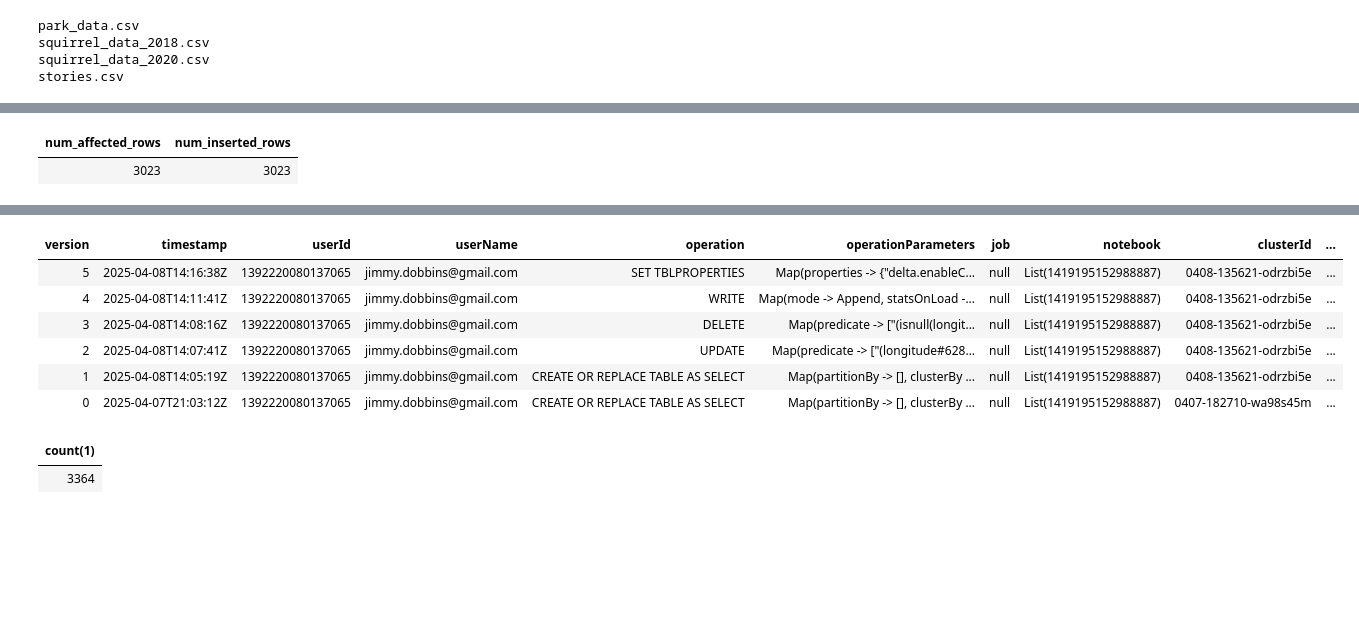
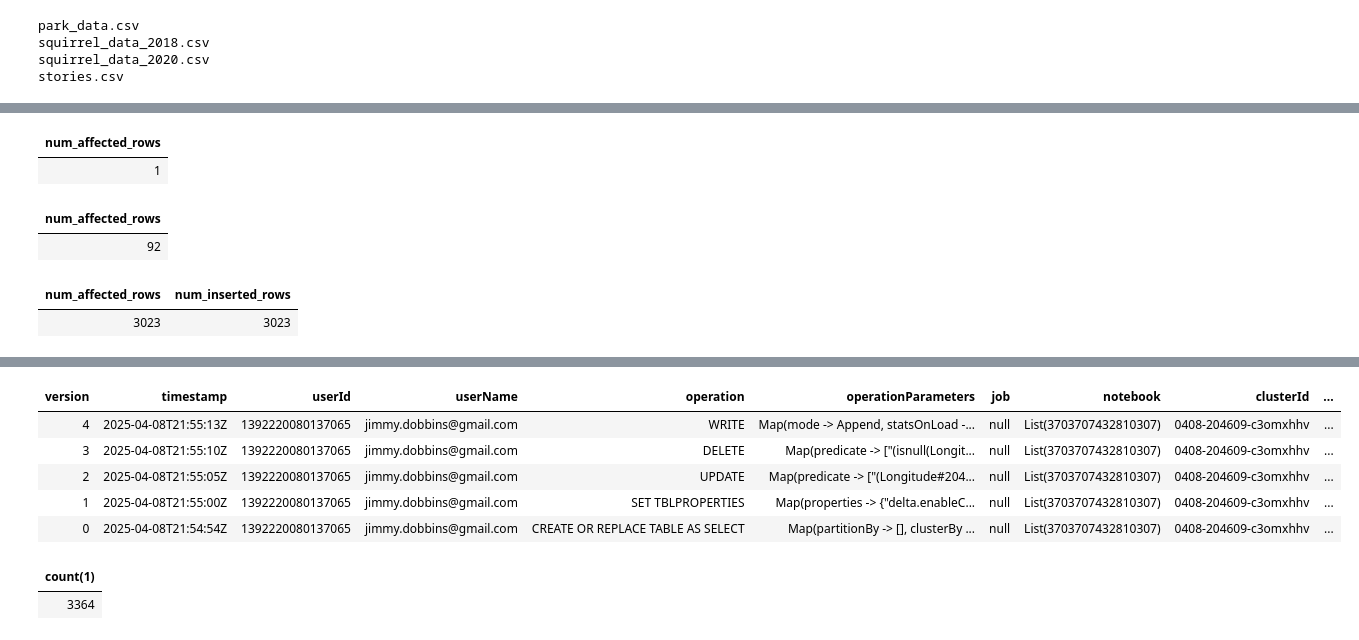
Before and after one commit to dobbinjp/squirrel_data, a Jupyter notebook: Analyze Squirrel Data.ipynb, the cells around one changed output, grey strips where cells are left out. Drawn from its saved outputs; the diff is of its cells as text; code cells hidden in the pictures; blank space fills up the shorter version.

```diff
--- a/Analyze Squirrel Data.ipynb
+++ b/Analyze Squirrel Data.ipynb
@@ -41,12 +50,19 @@ ALTER TABLE squirrel_census.squirrel_data_2020 SET TBLPROPERTIES (delta.enableCh
 [interactive output not drawn]
 # %%
 %sql
-update squirrel_census.squirrel_data_2020
-set Longitude = -1 * Longitude
-where Longitude > 0;
+  update squirrel_data_2020
+  set Longitude = -1 * Longitude
+  where Longitude > 0;
+# %% [output]
+| num_affected_rows |
+| 1 |
 # %%
 %sql
-delete from squirrel_census.squirrel_data_2020
+
+delete from squirrel_data_2020
 where Longitude is null and Latitude is null;
+# %% [output]
+| num_affected_rows |
+| 92 |
 # %%
 %sql
@@ -82,15 +98,13 @@ select * from squirrel_census.squirrel_data_2020
 [interactive output not drawn]
 # %%
 %sql
-
-describe history squirrel_census.squirrel_data_2020
+describe history squirrel_data_2020;
 # %% [output]
 | version | timestamp | userId | userName | operation | operationParameters | job | notebook | clusterId | ... |
-| 5 | 2025-04-08T14:16:38Z | 1392220080137065 | jimmy.dobbins@gmail.com | SET TBLPROPERTIES | Map(properties -> {"delta.enableC... | null | List(1419195152988887) | 0408-135621-odrzbi5e | ... |
-| 4 | 2025-04-08T14:11:41Z | 1392220080137065 | jimmy.dobbins@gmail.com | WRITE | Map(mode -> Append, statsOnLoad -... | null | List(1419195152988887) | 0408-135621-odrzbi5e | ... |
-| 3 | 2025-04-08T14:08:16Z | 1392220080137065 | jimmy.dobbins@gmail.com | DELETE | Map(predicate -> ["(isnull(longit... | null | List(1419195152988887) | 0408-135621-odrzbi5e | ... |
-| 2 | 2025-04-08T14:07:41Z | 1392220080137065 | jimmy.dobbins@gmail.com | UPDATE | Map(predicate -> ["(longitude#628... | null | List(1419195152988887) | 0408-135621-odrzbi5e | ... |
-| 1 | 2025-04-08T14:05:19Z | 1392220080137065 | jimmy.dobbins@gmail.com | CREATE OR REPLACE TABLE AS SELECT | Map(partitionBy -> [], clusterBy ... | null | List(1419195152988887) | 0408-135621-odrzbi5e | ... |
-| 0 | 2025-04-07T21:03:12Z | 1392220080137065 | jimmy.dobbins@gmail.com | CREATE OR REPLACE TABLE AS SELECT | Map(partitionBy -> [], clusterBy ... | null | List(1419195152988887) | 0407-182710-wa98s45m | ... |
+| 4 | 2025-04-08T21:55:13Z | 1392220080137065 | jimmy.dobbins@gmail.com | WRITE | Map(mode -> Append, statsOnLoad -... | null | List(3703707432810307) | 0408-204609-c3omxhhv | ... |
+| 3 | 2025-04-08T21:55:10Z | 1392220080137065 | jimmy.dobbins@gmail.com | DELETE | Map(predicate -> ["(isnull(Longit... | null | List(3703707432810307) | 0408-204609-c3omxhhv | ... |
+| 2 | 2025-04-08T21:55:05Z | 1392220080137065 | jimmy.dobbins@gmail.com | UPDATE | Map(predicate -> ["(Longitude#204... | null | List(3703707432810307) | 0408-204609-c3omxhhv | ... |
+| 1 | 2025-04-08T21:55:00Z | 1392220080137065 | jimmy.dobbins@gmail.com | SET TBLPROPERTIES | Map(properties -> {"delta.enableC... | null | List(3703707432810307) | 0408-204609-c3omxhhv | ... |
+| 0 | 2025-04-08T21:54:54Z | 1392220080137065 | jimmy.dobbins@gmail.com | CREATE OR REPLACE TABLE AS SELECT | Map(partitionBy -> [], clusterBy ... | null | List(3703707432810307) | 0408-204609-c3omxhhv | ... |
 # %%
 %sql
```
Also changed, not shown: parts of 8 cells of this notebook.
